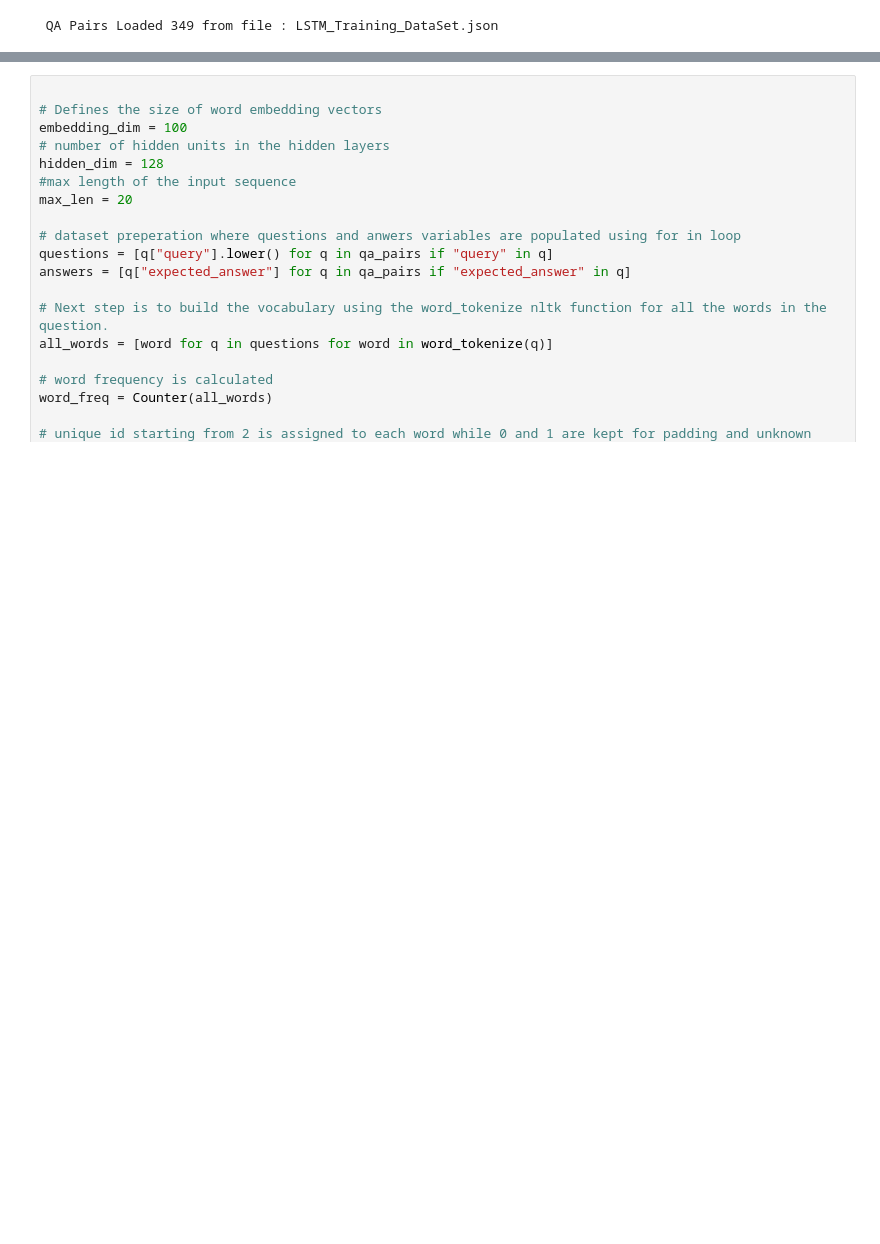
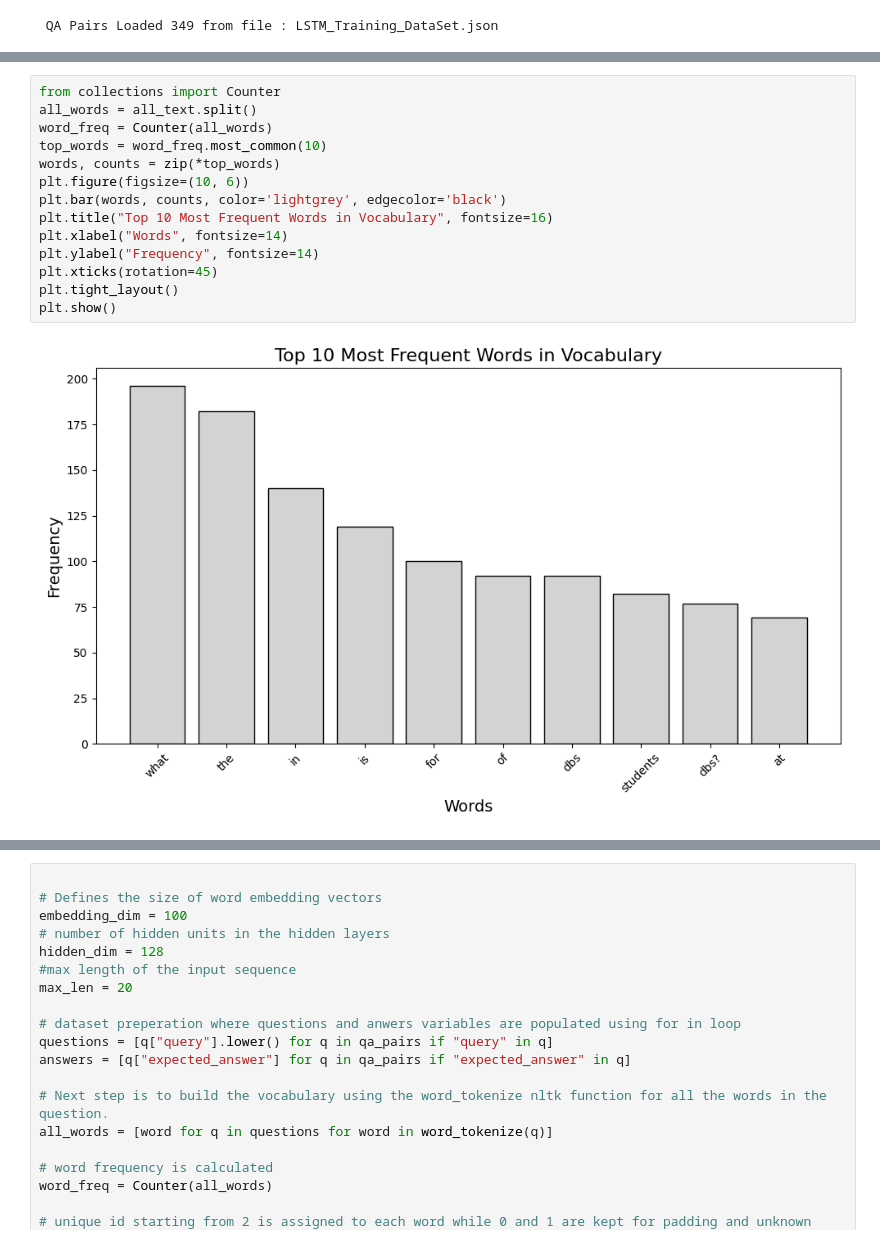
Before and after one commit to sandeepkumar-84/DBS, a Jupyter notebook: AppliedResearch/Working v1/LSTM Version/DBS_Chatbot_LSTM_V1_0.ipynb, the cells around one changed output, grey strips where cells are left out. Drawn from its saved outputs; the diff is of its cells as text; blank space fills up the shorter version.

```diff
--- a/AppliedResearch/Working v1/LSTM Version/DBS_Chatbot_LSTM_V1_0.ipynb
+++ b/AppliedResearch/Working v1/LSTM Version/DBS_Chatbot_LSTM_V1_0.ipynb
@@ -110,0 +133,16 @@ below code initializes the model parameters and prepares a datset of questions a
+# %%
+from collections import Counter
+all_words = all_text.split()
+word_freq = Counter(all_words)
+top_words = word_freq.most_common(10)
+words, counts = zip(*top_words)
+plt.figure(figsize=(10, 6))
+plt.bar(words, counts, color='lightgrey', edgecolor='black')
+plt.title("Top 10 Most Frequent Words in Vocabulary", fontsize=16)
+plt.xlabel("Words", fontsize=14)
+plt.ylabel("Frequency", fontsize=14)
+plt.xticks(rotation=45)
+plt.tight_layout()
+plt.show()
+# %% [output]
+[figure, added]
```
Also changed, not shown: parts of 22 cells of this notebook, 1 other file.
